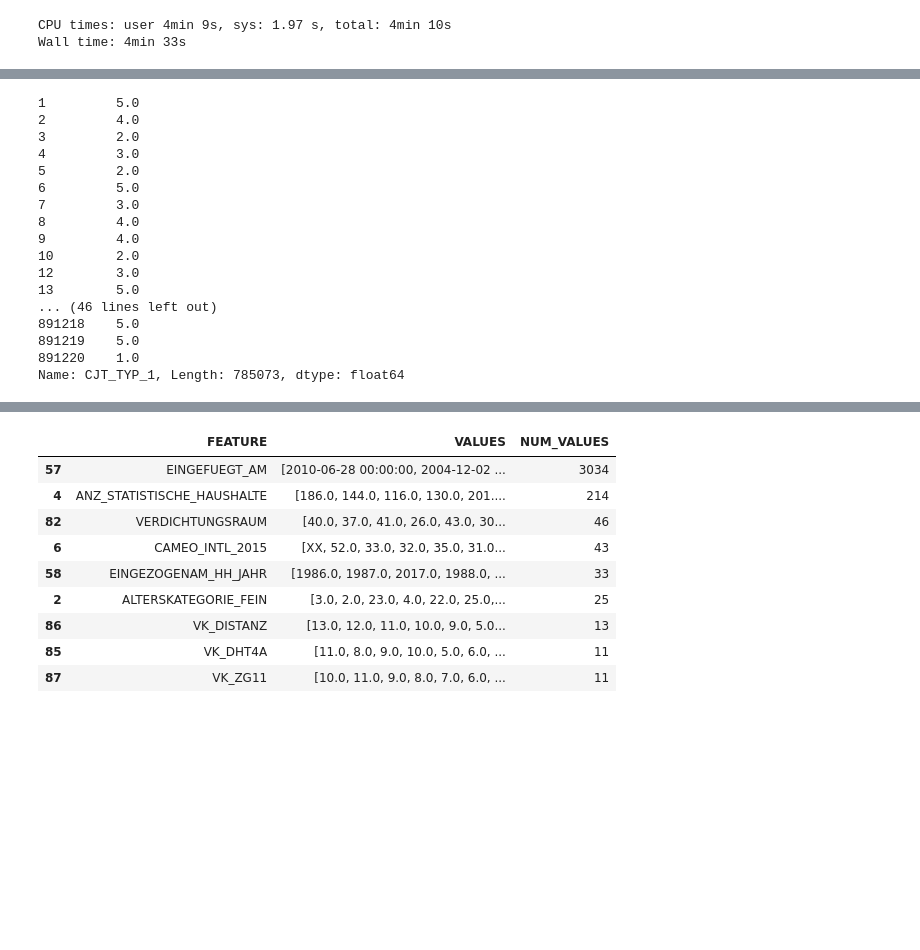
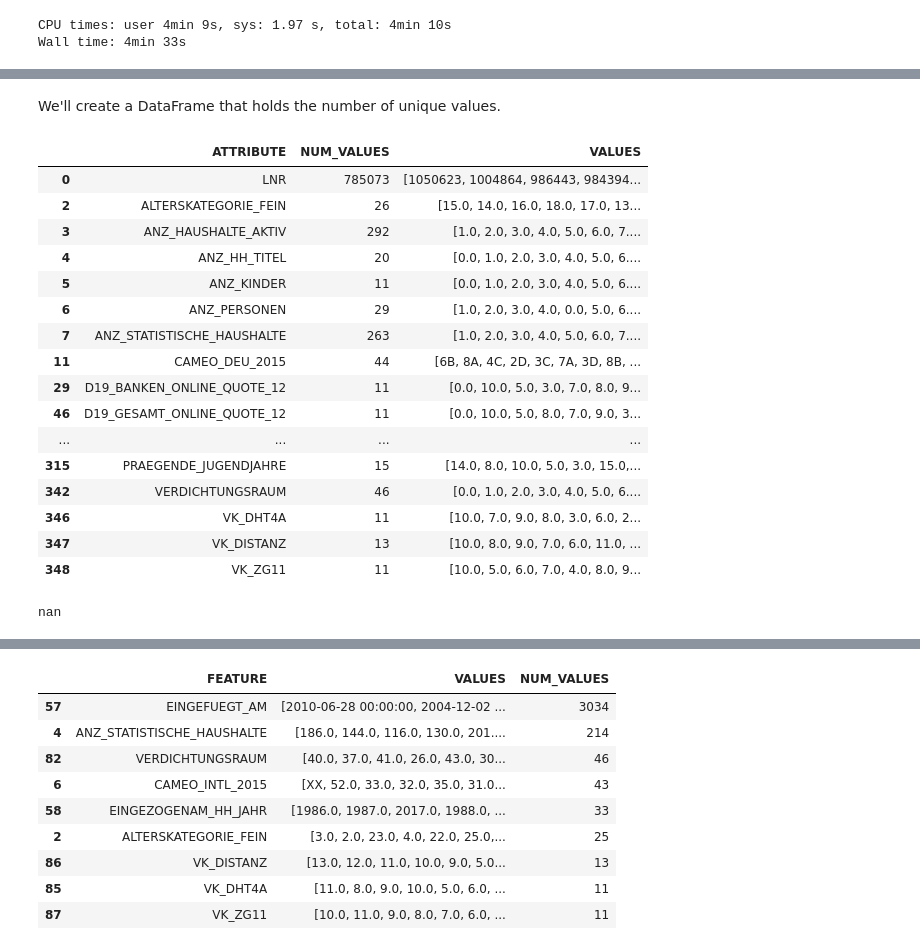
Before and after one commit to willacya/Bertelsmann-Arvato-Project, a Jupyter notebook: Arvato Project Workbook.ipynb, the cells around one changed output, grey strips where cells are left out. Cells and saved outputs as stored; diff of their text form; code cells hidden in the pictures; blank space fills up the shorter version.

Commit message:
Created df with attribute info

```diff
--- a/Arvato Project Workbook.ipynb
+++ b/Arvato Project Workbook.ipynb
@@ -314,3 +314,18 @@ azdias.to_csv("azdias_dropped_nans.csv", index=False)
 # %% [output]
 CPU times: user 4min 9s, sys: 1.97 s, total: 4min 10s
 Wall time: 4min 33s
+# %%
+%%time
+
+# CHECKPOINT SAVE/LOAD PROGRESS
+
+# SAVE
+#customers.to_csv("customers_dropped_nans.csv", index=False)
+#azdias.to_csv("azdias_dropped_nans.csv", index=False)
+
+# LOAD
+azdias = pd.read_csv('azdias_dropped_nans.csv')
+customers = pd.read_csv('customers_dropped_nans.csv')
+
+attr_values = pd.read_excel("DIAS Attributes - Values 2017.xlsx")
+attribute_desc = pd.read_excel("DIAS Information Levels - Attributes 2017.xlsx")
@@ -322,6 +343,7 @@ customers = pd.read_csv('customers_dropped_nans.csv')
 # get a list of all the attributes that are mentioned in the DIAS Attributes Excel file
 DIAS_attributes = attr_values.Attribute.value_counts().index.tolist()
 # %%
+unlabled_attributes = []
 for column in azdias.columns:
     if column not in DIAS_attributes:
-        print(column)
+        unlabled_attributes.append(column)
@@ -346,20 +350,40 @@ FAMILY_TYPE
-# %%
-azdias['CJT_TYP_1']
-# %% [output]
-1         5.0
-2         4.0
-3         2.0
-4         3.0
-5         2.0
-6         5.0
-7         3.0
-8         4.0
-9         4.0
-10        2.0
-12        3.0
-13        5.0
-... (46 lines left out)
-891218    5.0
-891219    5.0
-891220    1.0
-Name: CJT_TYP_1, Length: 785073, dtype: float64
+# %%
+# value_counts doesn't include nan values which is the preferred reason to using unique()
+attribute_name = []
+n_unique_values = []
+unique_values = []
+
+for column in azdias.columns:
+    attribute_name.append(column)
+    n_unique_values.append(len(azdias[column].value_counts().index))
+    unique_values.append(azdias[column].value_counts().index.tolist())
+
+attribute_info = pd.DataFrame({'ATTRIBUTE':attribute_name,
+                              'NUM_VALUES':n_unique_values,
+                              'VALUES':unique_values})
+# %% [markdown]
+We'll create a DataFrame that holds the number of unique values.
+# %%
+attribute_info[attribute_info.NUM_VALUES > 10]
+# %% [output]
+|  | ATTRIBUTE | NUM_VALUES | VALUES |
+| 0 | LNR | 785073 | [1050623, 1004864, 986443, 984394... |
+| 2 | ALTERSKATEGORIE_FEIN | 26 | [15.0, 14.0, 16.0, 18.0, 17.0, 13... |
+| 3 | ANZ_HAUSHALTE_AKTIV | 292 | [1.0, 2.0, 3.0, 4.0, 5.0, 6.0, 7.... |
+| 4 | ANZ_HH_TITEL | 20 | [0.0, 1.0, 2.0, 3.0, 4.0, 5.0, 6.... |
+| 5 | ANZ_KINDER | 11 | [0.0, 1.0, 2.0, 3.0, 4.0, 5.0, 6.... |
+| 6 | ANZ_PERSONEN | 29 | [1.0, 2.0, 3.0, 4.0, 0.0, 5.0, 6.... |
+| 7 | ANZ_STATISTISCHE_HAUSHALTE | 263 | [1.0, 2.0, 3.0, 4.0, 5.0, 6.0, 7.... |
+| 11 | CAMEO_DEU_2015 | 44 | [6B, 8A, 4C, 2D, 3C, 7A, 3D, 8B, ... |
+| 29 | D19_BANKEN_ONLINE_QUOTE_12 | 11 | [0.0, 10.0, 5.0, 3.0, 7.0, 8.0, 9... |
+| 46 | D19_GESAMT_ONLINE_QUOTE_12 | 11 | [0.0, 10.0, 5.0, 8.0, 7.0, 9.0, 3... |
+| ... | ... | ... | ... |
+| 315 | PRAEGENDE_JUGENDJAHRE | 15 | [14.0, 8.0, 10.0, 5.0, 3.0, 15.0,... |
+| 342 | VERDICHTUNGSRAUM | 46 | [0.0, 1.0, 2.0, 3.0, 4.0, 5.0, 6.... |
+| 346 | VK_DHT4A | 11 | [10.0, 7.0, 9.0, 8.0, 3.0, 6.0, 2... |
+| 347 | VK_DISTANZ | 13 | [10.0, 8.0, 9.0, 7.0, 6.0, 11.0, ... |
+| 348 | VK_ZG11 | 11 | [10.0, 5.0, 6.0, 7.0, 4.0, 8.0, 9... |
+# %%
+azdias.ANZ_HH_TITEL.unique()[3]
+# %% [output]
+nan
```
Also changed, not shown: parts of 5 cells of this notebook.
